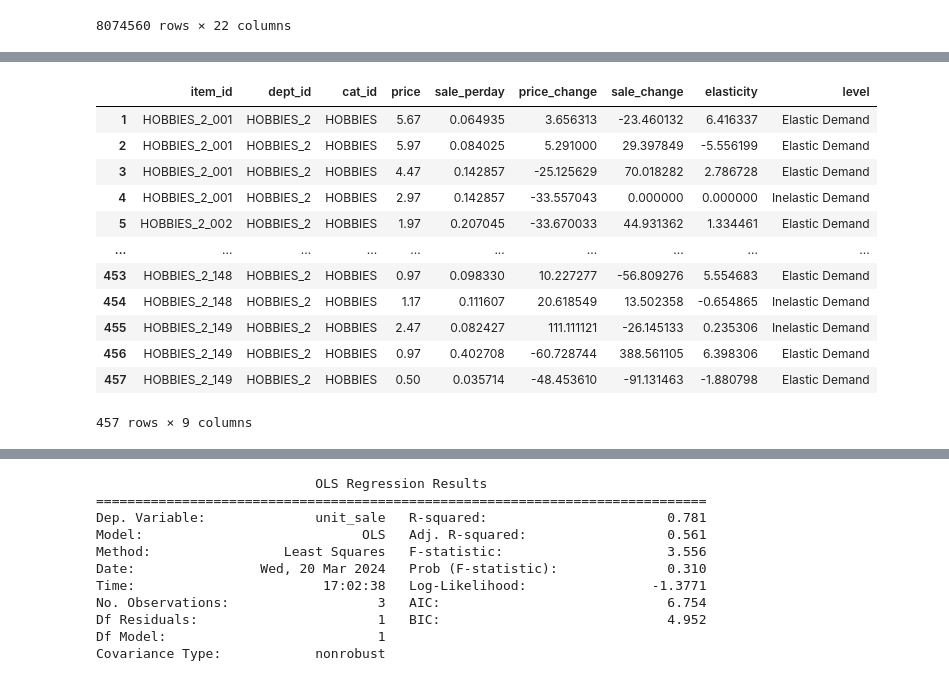
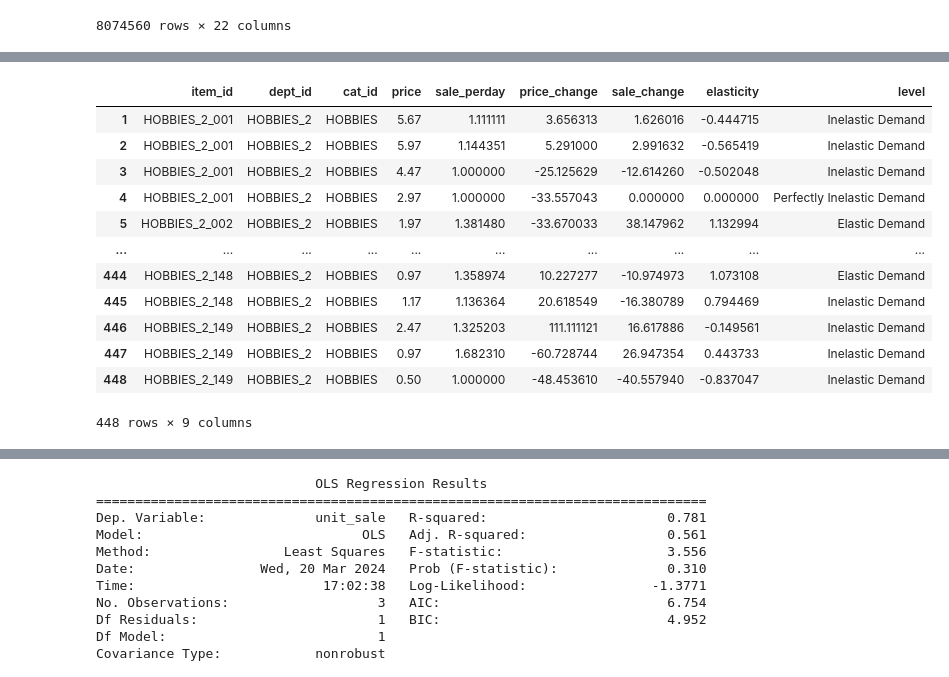
Before and after one commit to janiceivana/DS_05, a Jupyter notebook: New Data Analysis.ipynb, the cells around one changed output, grey strips where cells are left out. Drawn from its saved outputs; the diff is of its cells as text; code cells hidden in the pictures.

```diff
--- a/New Data Analysis.ipynb
+++ b/New Data Analysis.ipynb
@@ -1059,0 +1063,3 @@ hobbies_1
+# %%
+hobbies_1 = hobbies_1.drop(hobbies_1[hobbies_1['unit_sale'] == 0].index)
+hobbies_1
@@ -1105,12 +1125,10 @@ for elasticity in h1_df['elasticity'].values:
         level_values.append('Elastic Demand')
     elif abs(elasticity) == 1:
         level_values.append('Unitary Elastic Demand')
-    elif abs(elasticity) < 1:
-        level_values.append('Inelastic Demand')
     elif abs(elasticity) == 0:
         level_values.append('Perfectly Inelastic Demand')
-    else:
-        level_values.append('Perfectly Elastic Demand')
+    else:# abs(elasticity) < 1
+        level_values.append('Inelastic Demand')
 
 
 h1_df['level'] = level_values
@@ -1131,0 +1150,24 @@ h1_df
+# %%
+Vis_h1 = pd.DataFrame()
+
+for item_id in h1_df['item_id'].unique():
+    entry_df = h1_df[h1_df['item_id'] == item_id]
+
+    price_change = entry_df["price_change"].mean()
+    sale_change = entry_df["sale_change"].mean()
+    elasticity = entry_df["elasticity"].mean()
+
+    Vis_h1 = Vis_h1.append({'item_id': item_id,
+                    'price_change': price_change,
+                    'sale_change': sale_change,
+                    'elasticity': elasticity},ignore_index=True)
+
+#V1
+plt.scatter(Vis_h1['price_change'], Vis_h1['sale_change'])
+
+plt.title('Hobbies_1 Scatter Plot of Price Change% vs Sale Change%')
+plt.xlabel('Price Change%')
+plt.ylabel('Sale Change%')
+plt.grid(True)
+
+plt.show()
@@ -1132,5 +1176,6 @@ h1_df
 # %%
 hobbies_2=my_data[my_data['dept_id']=="HOBBIES_2"]
+hobbies_2 = hobbies_2.drop(hobbies_2[hobbies_2['unit_sale'] == 0].index)
 
 h2_df = pd.DataFrame(columns=['item_id', 'dept_id','cat_id','price', 'sale_perday','price_change','sale_change','elasticity'])
 
@@ -1172,33 +1217,31 @@ h2_df
 # %%
 level_values = []
 
 
 for elasticity in h2_df['elasticity'].values:
     if abs(elasticity) > 1:
         level_values.append('Elastic Demand')
     elif abs(elasticity) == 1:
         level_values.append('Unitary Elastic Demand')
-    elif abs(elasticity) < 1:
-        level_values.append('Inelastic Demand')
     elif abs(elasticity) == 0:
         level_values.append('Perfectly Inelastic Demand')
-    else:
-        level_values.append('Perfectly Elastic Demand')
+    else:# abs(elasticity) < 1
+        level_values.append('Inelastic Demand')
 
 
 h2_df['level'] = level_values
 h2_df
 # %% [output]
 |  | item_id | dept_id | cat_id | price | sale_perday | price_change | sale_change | elasticity | level |
-| 1 | HOBBIES_2_001 | HOBBIES_2 | HOBBIES | 5.67 | 0.064935 | 3.656313 | -23.460132 | 6.416337 | Elastic Demand |
-| 2 | HOBBIES_2_001 | HOBBIES_2 | HOBBIES | 5.97 | 0.084025 | 5.291000 | 29.397849 | -5.556199 | Elastic Demand |
-| 3 | HOBBIES_2_001 | HOBBIES_2 | HOBBIES | 4.47 | 0.142857 | -25.125629 | 70.018282 | 2.786728 | Elastic Demand |
-| 4 | HOBBIES_2_001 | HOBBIES_2 | HOBBIES | 2.97 | 0.142857 | -33.557043 | 0.000000 | 0.000000 | Inelastic Demand |
-| 5 | HOBBIES_2_002 | HOBBIES_2 | HOBBIES | 1.97 | 0.207045 | -33.670033 | 44.931362 | 1.334461 | Elastic Demand |
+| 1 | HOBBIES_2_001 | HOBBIES_2 | HOBBIES | 5.67 | 1.111111 | 3.656313 | 1.626016 | -0.444715 | Inelastic Demand |
+| 2 | HOBBIES_2_001 | HOBBIES_2 | HOBBIES | 5.97 | 1.144351 | 5.291000 | 2.991632 | -0.565419 | Inelastic Demand |
+| 3 | HOBBIES_2_001 | HOBBIES_2 | HOBBIES | 4.47 | 1.000000 | -25.125629 | -12.614260 | -0.502048 | Inelastic Demand |
+| 4 | HOBBIES_2_001 | HOBBIES_2 | HOBBIES | 2.97 | 1.000000 | -33.557043 | 0.000000 | 0.000000 | Perfectly Inelastic Demand |
+| 5 | HOBBIES_2_002 | HOBBIES_2 | HOBBIES | 1.97 | 1.381480 | -33.670033 | 38.147962 | 1.132994 | Elastic Demand |
 | ... | ... | ... | ... | ... | ... | ... | ... | ... | ... |
-| 453 | HOBBIES_2_148 | HOBBIES_2 | HOBBIES | 0.97 | 0.098330 | 10.227277 | -56.809276 | 5.554683 | Elastic Demand |
-| 454 | HOBBIES_2_148 | HOBBIES_2 | HOBBIES | 1.17 | 0.111607 | 20.618549 | 13.502358 | -0.654865 | Inelastic Demand |
-| 455 | HOBBIES_2_149 | HOBBIES_2 | HOBBIES | 2.47 | 0.082427 | 111.111121 | -26.145133 | 0.235306 | Inelastic Demand |
-| 456 | HOBBIES_2_149 | HOBBIES_2 | HOBBIES | 0.97 | 0.402708 | -60.728744 | 388.561105 | 6.398306 | Elastic Demand |
-| 457 | HOBBIES_2_149 | HOBBIES_2 | HOBBIES | 0.50 | 0.035714 | -48.453610 | -91.131463 | -1.880798 | Elastic Demand |
+| 444 | HOBBIES_2_148 | HOBBIES_2 | HOBBIES | 0.97 | 1.358974 | 10.227277 | -10.974973 | 1.073108 | Elastic Demand |
+| 445 | HOBBIES_2_148 | HOBBIES_2 | HOBBIES | 1.17 | 1.136364 | 20.618549 | -16.380789 | 0.794469 | Inelastic Demand |
+| 446 | HOBBIES_2_149 | HOBBIES_2 | HOBBIES | 2.47 | 1.325203 | 111.111121 | 16.617886 | -0.149561 | Inelastic Demand |
+| 447 | HOBBIES_2_149 | HOBBIES_2 | HOBBIES | 0.97 | 1.682310 | -60.728744 | 26.947354 | 0.443733 | Inelastic Demand |
+| 448 | HOBBIES_2_149 | HOBBIES_2 | HOBBIES | 0.50 | 1.000000 | -48.453610 | -40.557940 | -0.837047 | Inelastic Demand |
-457 rows × 9 columns
+448 rows × 9 columns
```
Also changed, not shown: parts of 27 cells of this notebook.
